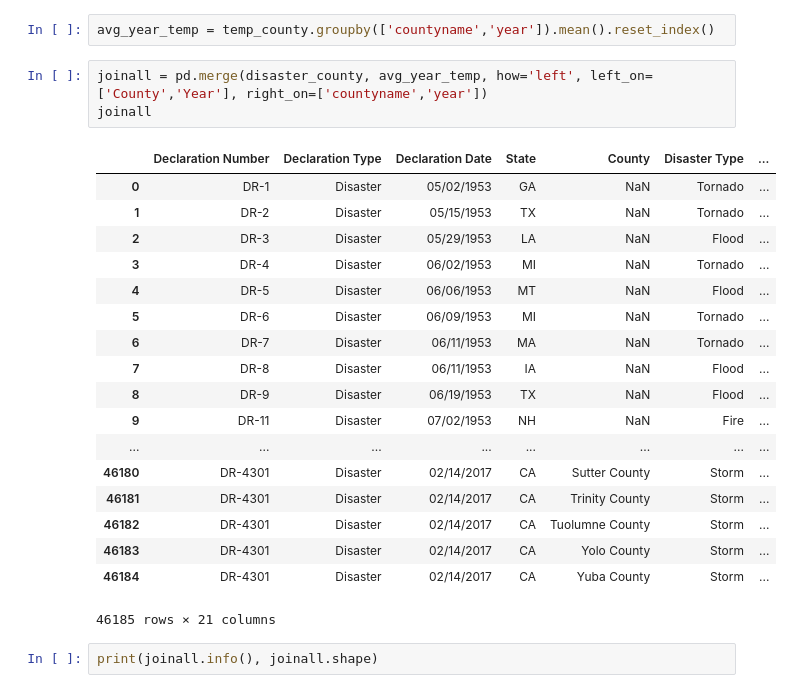
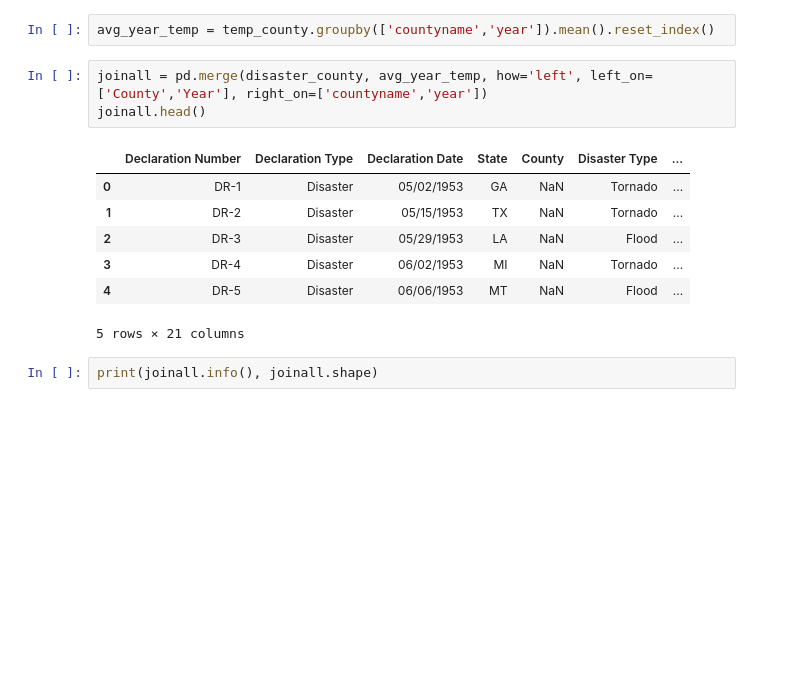
Before and after one commit to karahahn/Springboard_Capstone1, a Jupyter notebook: Data Storytelling.ipynb, the cells around one changed output. Saved outputs shown, nothing was run; the diff lists cells and outputs as text; blank space fills up the shorter version.

```diff
--- a/Data Storytelling.ipynb
+++ b/Data Storytelling.ipynb
@@ -70,26 +70,15 @@ disaster_county['Year'] = [date[-4:]
 avg_year_temp = temp_county.groupby(['countyname','year']).mean().reset_index()
 # %%
 joinall = pd.merge(disaster_county, avg_year_temp, how='left', left_on=['County','Year'], right_on=['countyname','year'])
-joinall
+joinall.head()
 # %% [output]
 |  | Declaration Number | Declaration Type | Declaration Date | State | County | Disaster Type | ... |
 | 0 | DR-1 | Disaster | 05/02/1953 | GA | NaN | Tornado | ... |
 | 1 | DR-2 | Disaster | 05/15/1953 | TX | NaN | Tornado | ... |
 | 2 | DR-3 | Disaster | 05/29/1953 | LA | NaN | Flood | ... |
 | 3 | DR-4 | Disaster | 06/02/1953 | MI | NaN | Tornado | ... |
 | 4 | DR-5 | Disaster | 06/06/1953 | MT | NaN | Flood | ... |
-| 5 | DR-6 | Disaster | 06/09/1953 | MI | NaN | Tornado | ... |
-| 6 | DR-7 | Disaster | 06/11/1953 | MA | NaN | Tornado | ... |
-| 7 | DR-8 | Disaster | 06/11/1953 | IA | NaN | Flood | ... |
-| 8 | DR-9 | Disaster | 06/19/1953 | TX | NaN | Flood | ... |
-| 9 | DR-11 | Disaster | 07/02/1953 | NH | NaN | Fire | ... |
-| ... | ... | ... | ... | ... | ... | ... | ... |
-| 46180 | DR-4301 | Disaster | 02/14/2017 | CA | Sutter County | Storm | ... |
-| 46181 | DR-4301 | Disaster | 02/14/2017 | CA | Trinity County | Storm | ... |
-| 46182 | DR-4301 | Disaster | 02/14/2017 | CA | Tuolumne County | Storm | ... |
-| 46183 | DR-4301 | Disaster | 02/14/2017 | CA | Yolo County | Storm | ... |
-| 46184 | DR-4301 | Disaster | 02/14/2017 | CA | Yuba County | Storm | ... |
-46185 rows × 21 columns
+5 rows × 21 columns
 # %%
 print(joinall.info(), joinall.shape)
 # %% [output]
```
Also changed, not shown: parts of 28 cells of this notebook.
